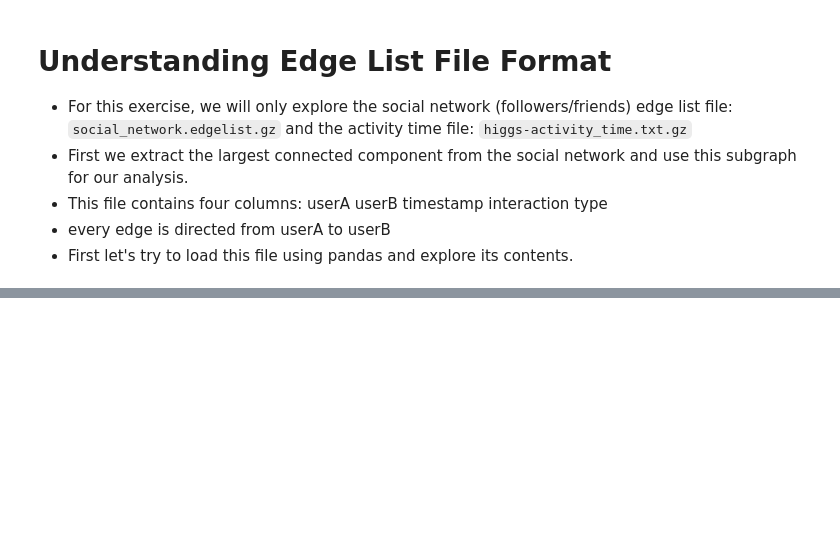
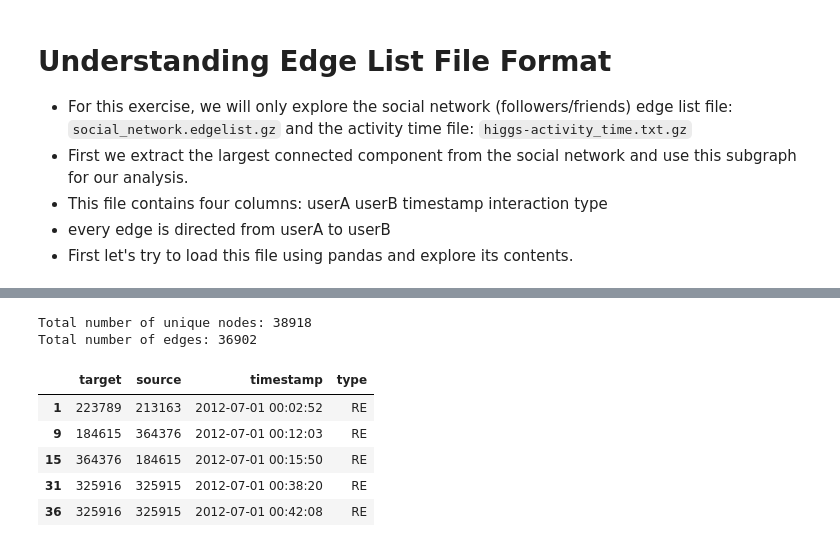
Before and after one commit to ysenarath/AIT-724-HandsOn-2, a Jupyter notebook: notebook.ipynb, the cells around one changed output, grey strips where cells are left out. Drawn from its saved outputs; the diff is of its cells as text; code cells hidden in the pictures; blank space fills up the shorter version.

```diff
--- a/notebook.ipynb
+++ b/notebook.ipynb
@@ -144,0 +181,19 @@ print(
+# %%
+TIMESTAMP = "timestamp"
+
+df = pd.read_csv(
+    os.path.join("higgs_twitter_data", "higgs-activity_time.txt"),
+    sep=" ",
+    header=None,
+    names=["source", "target", TIMESTAMP, "type"],
+)
+print(f"Total interactions in dataset: {len(df)}")
+
+
+# Convert timestamp to datetime object
+df[TIMESTAMP] = pd.to_datetime(df[TIMESTAMP], unit="s")
+
+# let's look at the distribution of interaction types
+interaction_counts = df["type"].value_counts()
+print("Interaction type distribution:")
+print(interaction_counts)
@@ -145,45 +208,27 @@ print(
 # %%
-df = pd.read_csv(
-    os.path.join("higgs_twitter_data", "higgs-activity_time.txt"),
-    sep=" ",
-    header=None,
-    names=["source", "target", "timestamp", "type"],
-)
-print(f"Total interactions in dataset: {len(df)}")
+df = df[df["type"] == "RE"]
+start_date = df[TIMESTAMP].min()
 
-# filter interactions where both source and target are in the follower LCC
-df = df[
-    (df["source"].isin(largest_wcc)) & (df["target"].isin(largest_wcc))
-].reset_index(drop=True)
-
-print(f"Total interactions after filtering to follower LCC: {len(df)}")
-
-# Convert timestamp to datetime
-df["datetime"] = pd.to_datetime(df["timestamp"], unit="s")
-
-# let's look at the distribution of interaction types
-interaction_counts = df["type"].value_counts()
-print("Interaction type distribution:")
-print(interaction_counts)
-
-# Get {DT} days before and after the main event date
-# DT = 1
-# start_date = main_event_date - pd.Timedelta(days=DT)
-# end_date = main_event_date + pd.Timedelta(days=DT)
-# df = df[(df["datetime"] >= start_date) & (df["datetime"] <= end_date)]
-df = df[df["type"] == "RE"]
-start_date = df["datetime"].min()
-
-# If one is interested in building a network of how information flows, then the direction of RT should be reversed when used in the analysis.
+# If one is interested in building a network of how information flows,
+#   then the direction of RT should be reversed when used in the analysis.
 #   ref. https://snap.stanford.edu/data/higgs-twitter.html
 df = df.rename(columns={"source": "target", "target": "source"})
 
 total_number_of_nodes = df[["source", "target"]].stack().nunique()
 total_number_of_edges = len(df)
 
 print(f"Total number of unique nodes: {total_number_of_nodes}")
 print(f"Total number of edges: {total_number_of_edges}")
 
 df.head(5)
+# %% [output]
+Total number of unique nodes: 38918
+Total number of edges: 36902
+|  | target | source | timestamp | type |
+| 1 | 223789 | 213163 | 2012-07-01 00:02:52 | RE |
+| 9 | 184615 | 364376 | 2012-07-01 00:12:03 | RE |
+| 15 | 364376 | 184615 | 2012-07-01 00:15:50 | RE |
+| 31 | 325916 | 325915 | 2012-07-01 00:38:20 | RE |
+| 36 | 325916 | 325915 | 2012-07-01 00:42:08 | RE |
 # %%
 # let's look at the time range of the interactions
```
Also changed, not shown: parts of 25 cells of this notebook.
